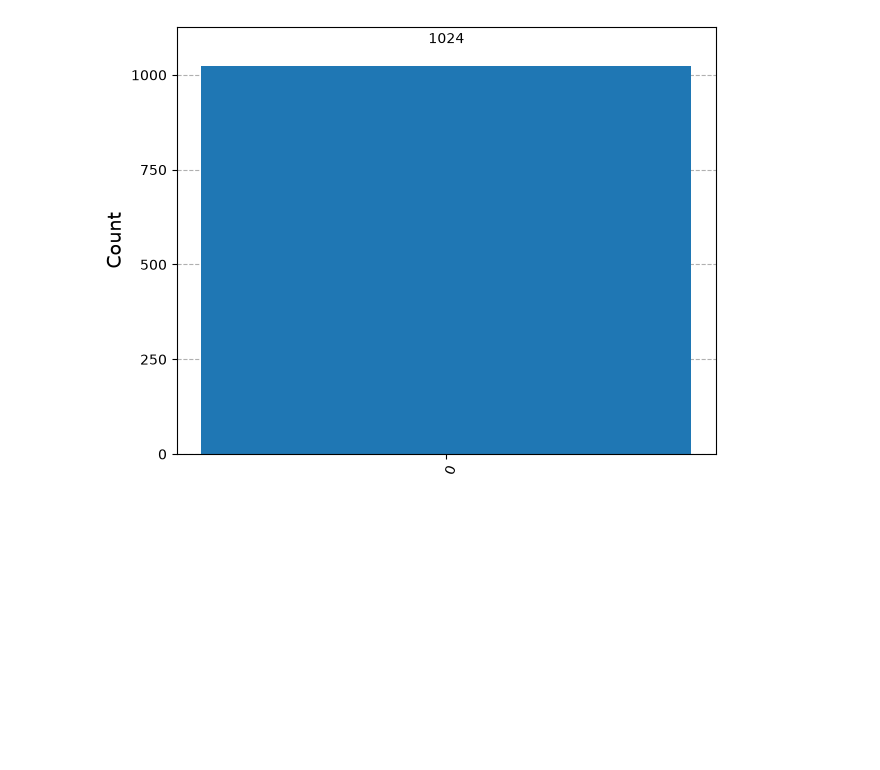
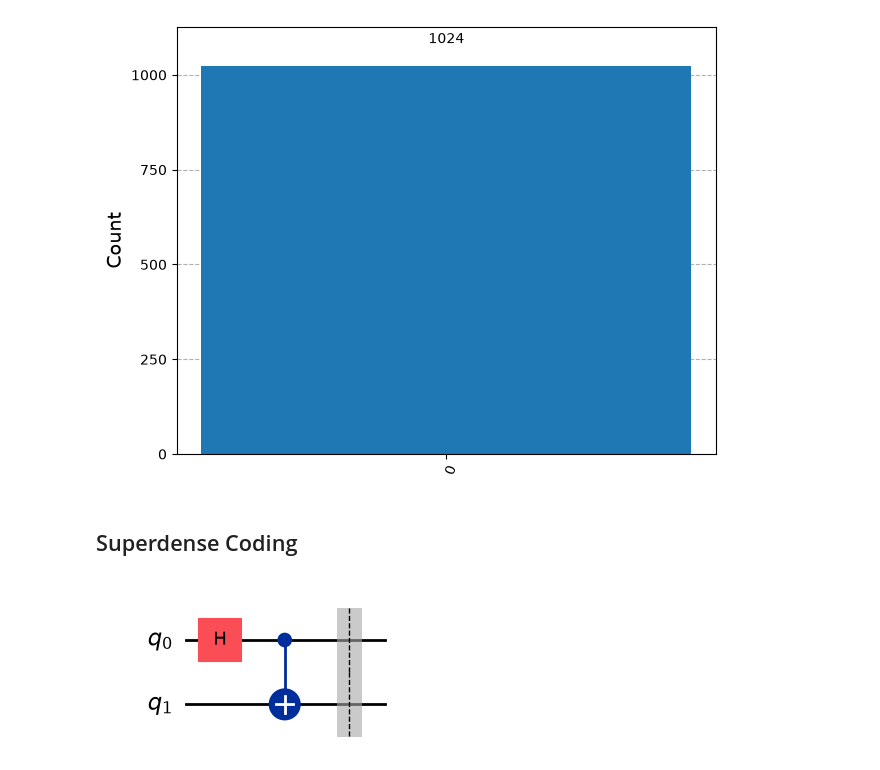
Before and after one commit to Amogh-0201/Quantum-Basics, a Jupyter notebook: Entanglement.ipynb, the cells around one changed output. Drawn from its saved outputs; the diff is of its cells as text; code cells hidden in the pictures; blank space fills up the shorter version.

Commit message:
implemented Superdense coding

```diff
--- a/Entanglement.ipynb
+++ b/Entanglement.ipynb
@@ -112,3 +112,5 @@ filtered_statistics = marginal_distribution(statistics, [2])
 display(plot_histogram(filtered_statistics))
 # %% [output]
 [figure]
+# %% [markdown]
+## Superdense Coding
@@ -114,0 +121,11 @@ display(plot_histogram(filtered_statistics))
+# %%
+protocol = QuantumCircuit(2)
+
+# prepare ebit
+protocol.h(0)
+protocol.cx(0, 1)
+protocol.barrier()
+
+display(protocol.draw(output="mpl"))
+# %% [output]
+[figure, added]
```
Also changed, not shown: parts of 11 cells of this notebook.
